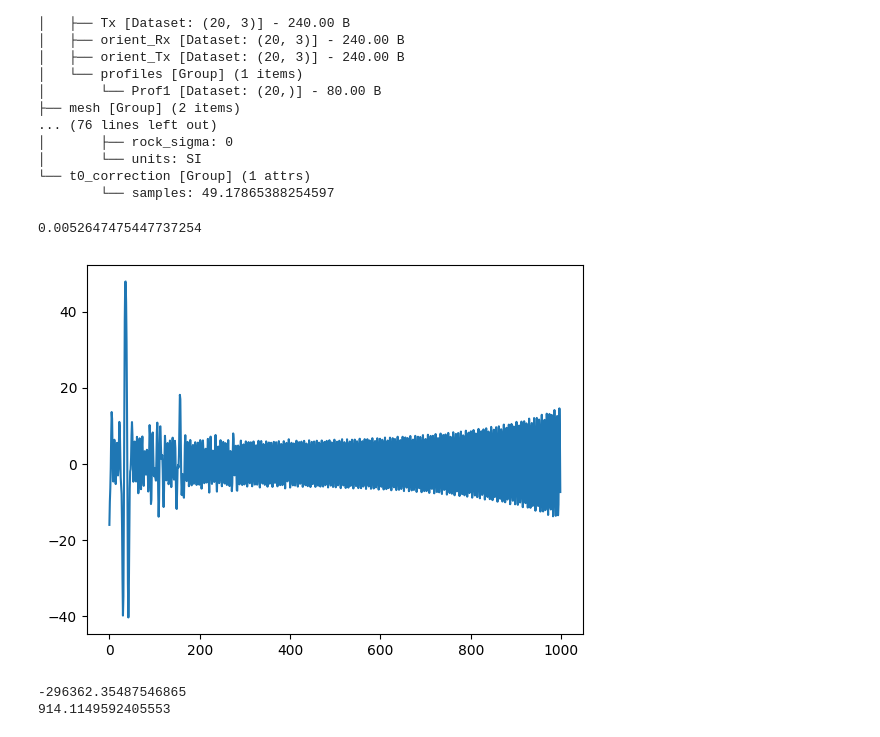
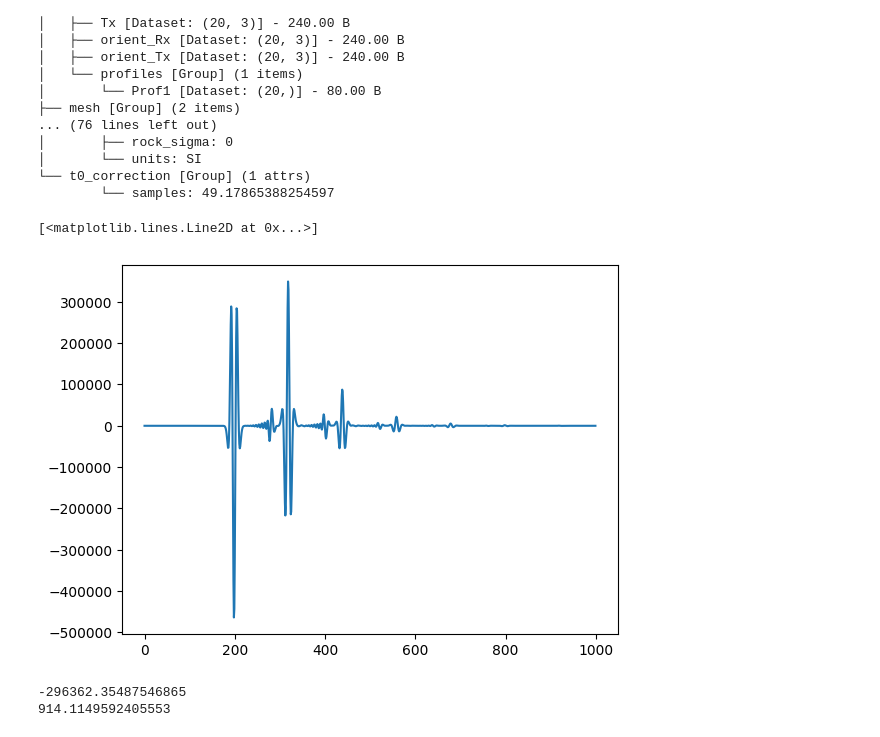
Before and after one commit to ANDRESGEOL0710/Fracwave, a Jupyter notebook: 04_ForwardSimulation_DipoleModel.ipynb, the cells around one changed output. Cells and saved outputs as stored; diff of their text form; code cells hidden in the pictures.

```diff
--- a/04_ForwardSimulation_DipoleModel.ipynb
+++ b/04_ForwardSimulation_DipoleModel.ipynb
@@ -440,11 +404,11 @@ Geometry files
 solv.file_read_attribute('engine')  # We can skip the full path of the attribute as long it is not repeated in the file. Otherwise just use the full path 'simulation/engine'
 # %%
 #print(time_response_n[1198])
-plt.plot(time_response_n[1:1000,10])
-print((time_response_n[1:1000,10]).mean())
+plt.plot(time_response_n[1000:2000,10])
+#print((time_response_n[1:1000,10]).mean())
 # %% [output]
-0.0052647475447737254
+[<matplotlib.lines.Line2D at 0x...>]
-[figure, old version]
+[figure, new version]
 # %%
 a = np.array(time_response_n[1198,5:16])
 mean_value = a.mean()
```
Also changed, not shown: parts of 13 cells of this notebook.
